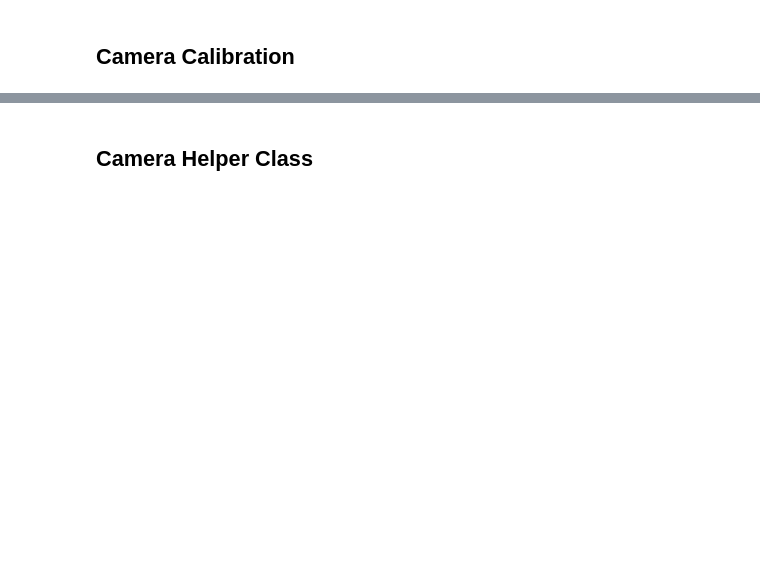
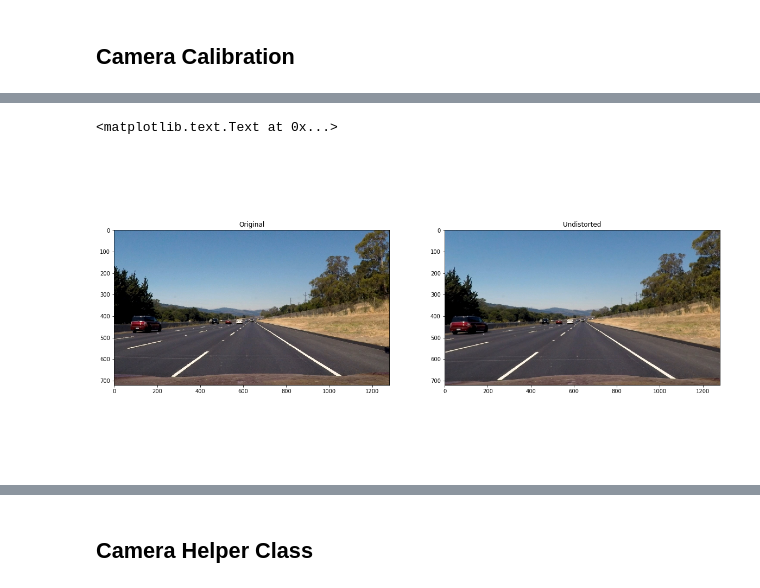
Before and after one commit to dylanbrandtner/CarND-Advanced-Lane-Lines-P4, a Jupyter notebook: LaneLines.ipynb, the cells around one changed output, grey strips where cells are left out. Saved outputs shown, nothing was run; the diff lists cells and outputs as text; code cells hidden in the pictures; blank space fills up the shorter version.

```diff
--- a/LaneLines.ipynb
+++ b/LaneLines.ipynb
@@ -268,0 +328,17 @@ cameraCal = CameraCalibration("camera_cal",9,6, os.path.join("test_images","stra
+# %%
+# Test cal data on simple straight line image
+straight_lines = mpimg.imread(os.path.join("test_images","straight_lines2.jpg"))
+# First undistort the image
+undist = cameraCal.undistort_image(straight_lines)
+
+fig = plt.figure(figsize=(20,10))
+plt.axis('off')
+ax = fig.add_subplot(1,2,1)
+ax.imshow(straight_lines)
+ax.set_title("Original")
+ax = fig.add_subplot(1,2,2)
+ax.imshow(undist)
+ax.set_title("Undistorted")
+# %% [output]
+<matplotlib.text.Text at 0x...>
+[figure, added]
```
Also changed, not shown: parts of 75 cells of this notebook, 5 other files.
